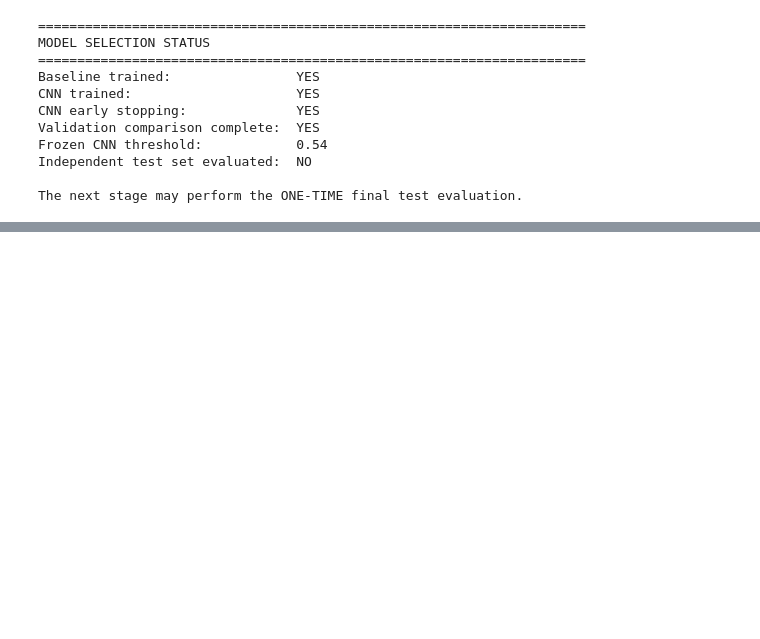
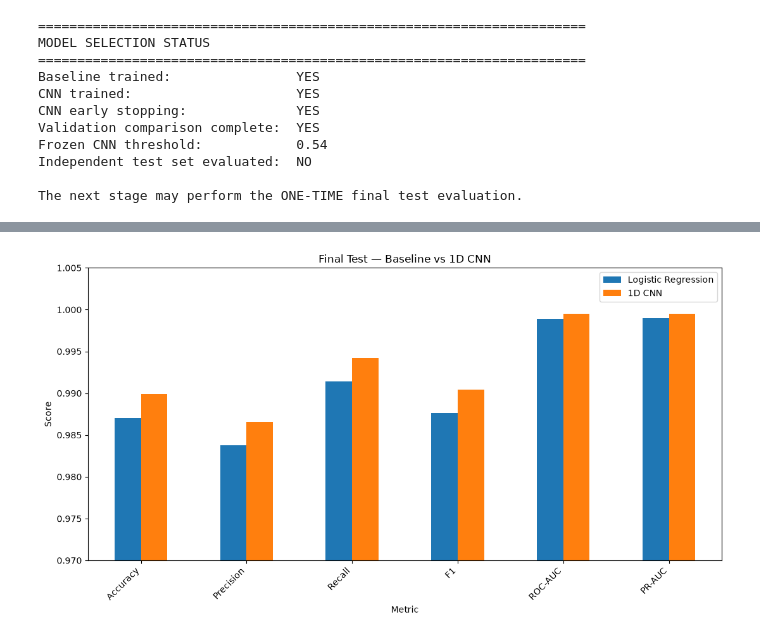
Before and after one commit to Lwazi-Junior/ITRI625-Phishing-Email-Detection, a Jupyter notebook: notebooks/phishing_detection.ipynb, the cells around one changed output, grey strips where cells are left out. Drawn from its saved outputs; the diff is of its cells as text; code cells hidden in the pictures; blank space fills up the shorter version.

```diff
--- a/notebooks/phishing_detection.ipynb
+++ b/notebooks/phishing_detection.ipynb
@@ -3066,0 +3596,12 @@ The next stage may perform the ONE-TIME final test evaluation.
+# %%
+baseline_test_pred = (
+    final_baseline.predict(
+        X_test_tfidf_final
+    )
+)
+
+baseline_test_prob = (
+    final_baseline.predict_proba(
+        X_test_tfidf_final
+    )[:, 1]
+)
@@ -3066,0 +3775,51 @@ The next stage may perform the ONE-TIME final test evaluation.
+# %%
+final_comparison_plot = pd.DataFrame({
+    "Metric": [
+        "Accuracy",
+        "Precision",
+        "Recall",
+        "F1",
+        "ROC-AUC",
+        "PR-AUC"
+    ],
+    "Logistic Regression": [
+        final_baseline_accuracy,
+        final_baseline_precision,
+        final_baseline_recall,
+        final_baseline_f1,
+        final_baseline_roc_auc,
+        final_baseline_pr_auc
+    ],
+    "1D CNN": [
+        final_cnn_accuracy,
+        final_cnn_precision,
+        final_cnn_recall,
+        final_cnn_f1,
+        final_cnn_roc_auc,
+        final_cnn_pr_auc
+    ]
+})
+
+final_comparison_plot.set_index(
+    "Metric"
+).plot(
+    kind="bar",
+    figsize=(11, 6)
+)
+
+plt.ylabel("Score")
+plt.title(
+    "Final Test — Baseline vs 1D CNN"
+)
+plt.xticks(rotation=45, ha="right")
+plt.ylim(0.97, 1.005)
+plt.tight_layout()
+plt.savefig(
+    DEEP_FIGURES_DIR /
+    "final_test_model_comparison.png",
+    dpi=300,
+    bbox_inches="tight"
+)
+plt.show()
+# %% [output]
+[figure, added]
```
Also changed, not shown: parts of 34 cells of this notebook, 9 other files.
